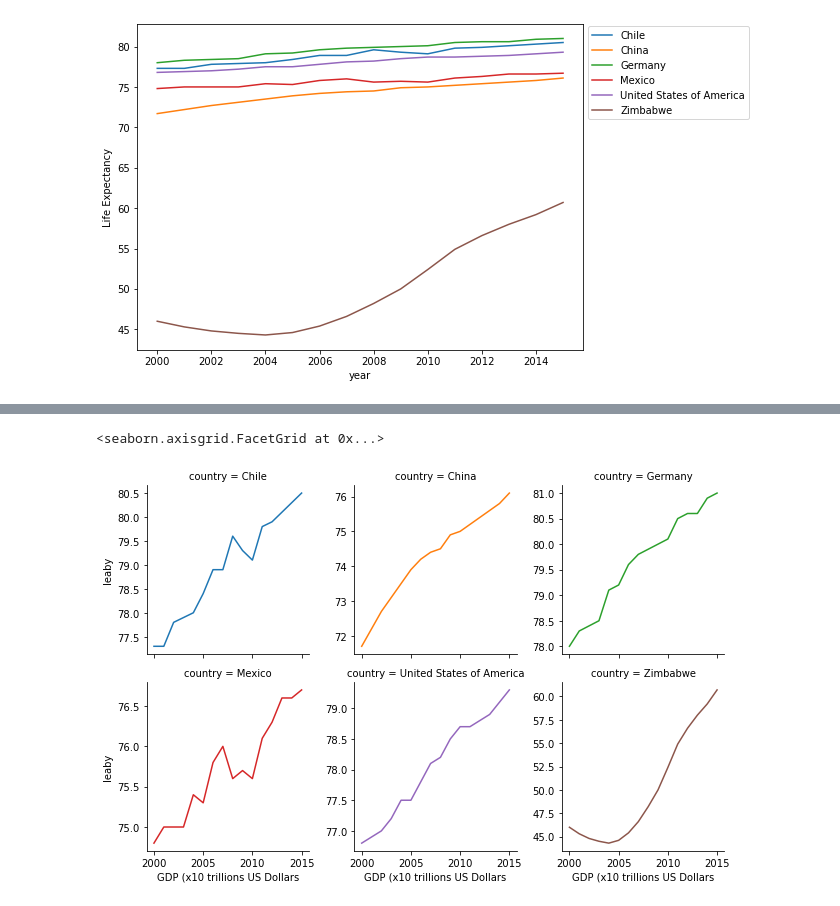
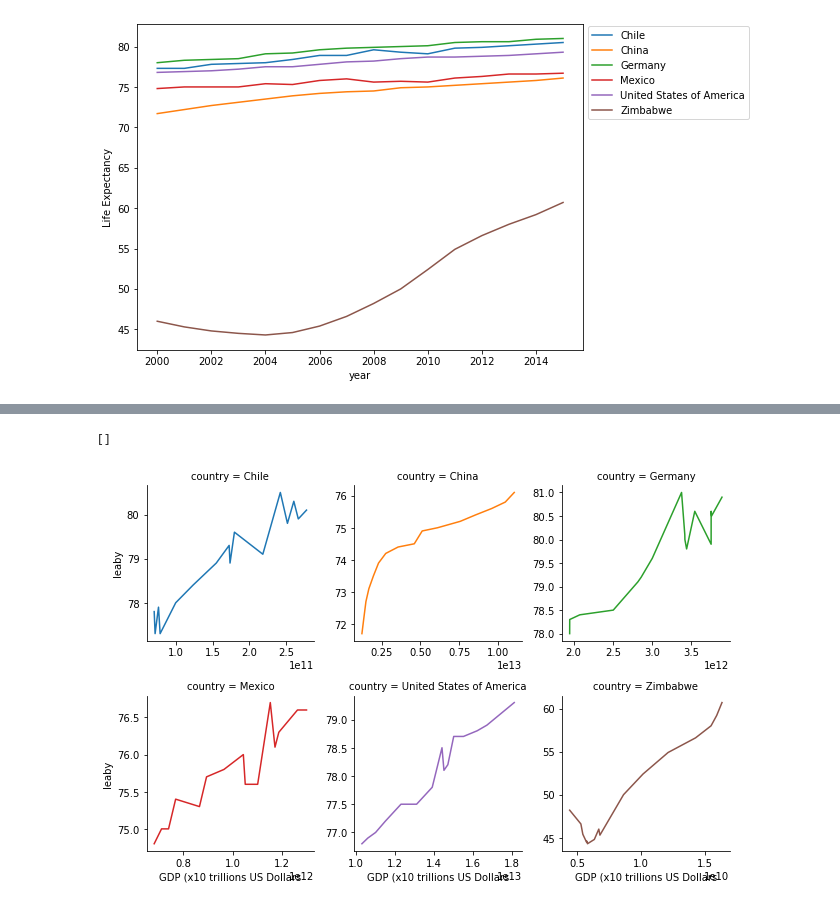
Before and after one commit to javierunix/codeacademy_datascience_path, a Jupyter notebook: Life-Expectancy-and-GDP-Starter/life_expectancy_gdp.ipynb, the cells around one changed output, grey strips where cells are left out. Drawn from its saved outputs; the diff is of its cells as text; code cells hidden in the pictures.

Commit message:
gdp vs leaby graphs

```diff
--- a/Life-Expectancy-and-GDP-Starter/life_expectancy_gdp.ipynb
+++ b/Life-Expectancy-and-GDP-Starter/life_expectancy_gdp.ipynb
@@ -265,6 +277,7 @@ Text(0, 0.5, 'Life Expectancy')
 # %%
-grid = sns.FacetGrid(df, col="country", hue='country', col_wrap=3, sharey=False)
-grid.map(sns.lineplot, 'year', 'leaby').set_axis_labels('GDP (x10 trillions US Dollars')
+grid = sns.FacetGrid(df, col="country", hue='country', col_wrap=3, sharex=False, sharey=False)
+grid.map(sns.lineplot, 'gdp', 'leaby').set_axis_labels('GDP (x10 trillions US Dollars')
+plt.plot()
 # %% [output]
-<seaborn.axisgrid.FacetGrid at 0x...>
+[]
-[figure, old version]
+[figure, new version]
```
Also changed, not shown: parts of 17 cells of this notebook.
